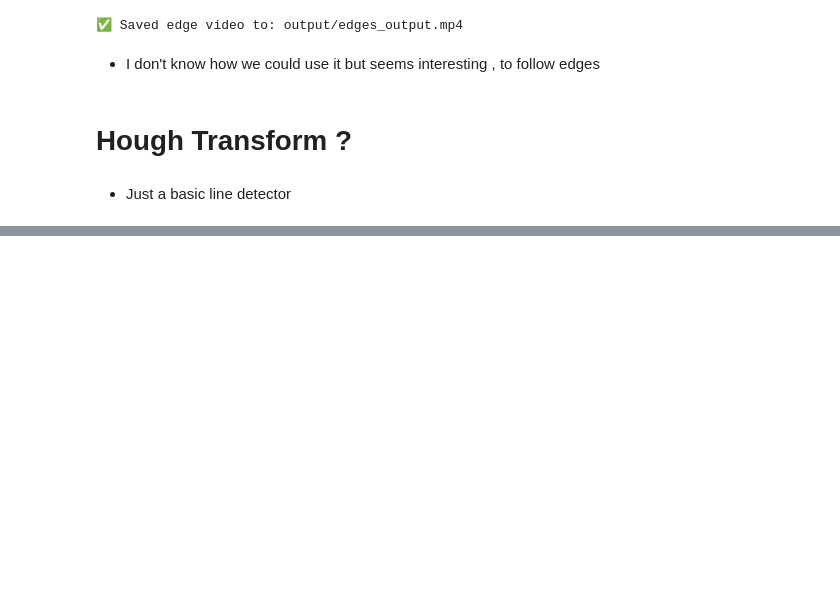
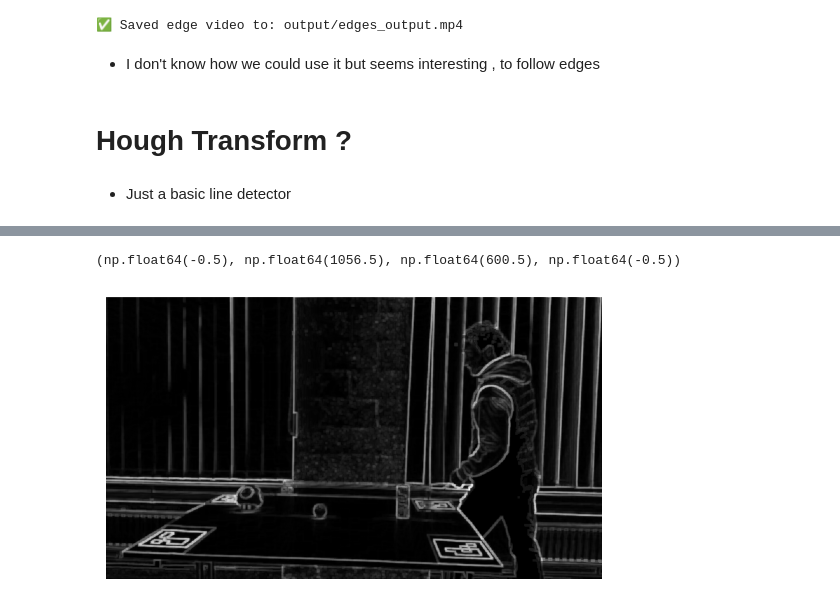
Before and after one commit to Thopag/Computer_Vision, a Jupyter notebook: Prototyping/Preprocessing.ipynb, the cells around one changed output, grey strips where cells are left out. Saved outputs shown, nothing was run; the diff lists cells and outputs as text; code cells hidden in the pictures; blank space fills up the shorter version.

```diff
--- a/Prototyping/Preprocessing.ipynb
+++ b/Prototyping/Preprocessing.ipynb
@@ -193,0 +206,13 @@ print("✅ Saved edge video to:", output_path)
+# %%
+s = 5
+SE= cv.getStructuringElement(cv.MORPH_RECT,(s,s))
+# plotting the contour
+dilated_img = cv.dilate(img,SE)
+eroded_img = cv.erode(img,SE)
+contour = dilated_img - eroded_img
+
+plt.imshow(contour,cmap="gray")
+plt.axis("off")  # Hide axes
+# %% [output]
+(np.float64(-0.5), np.float64(1056.5), np.float64(600.5), np.float64(-0.5))
+[figure, added]
```
Also changed, not shown: parts of 6 cells of this notebook, 2 other files.
